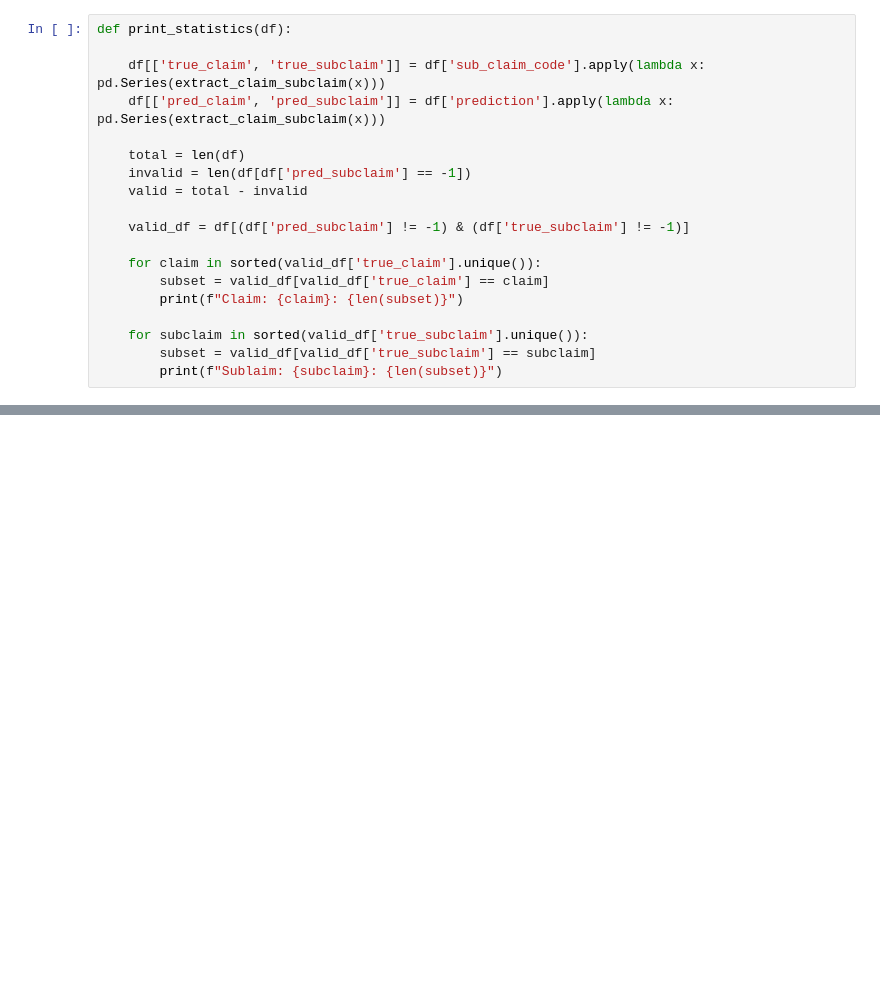
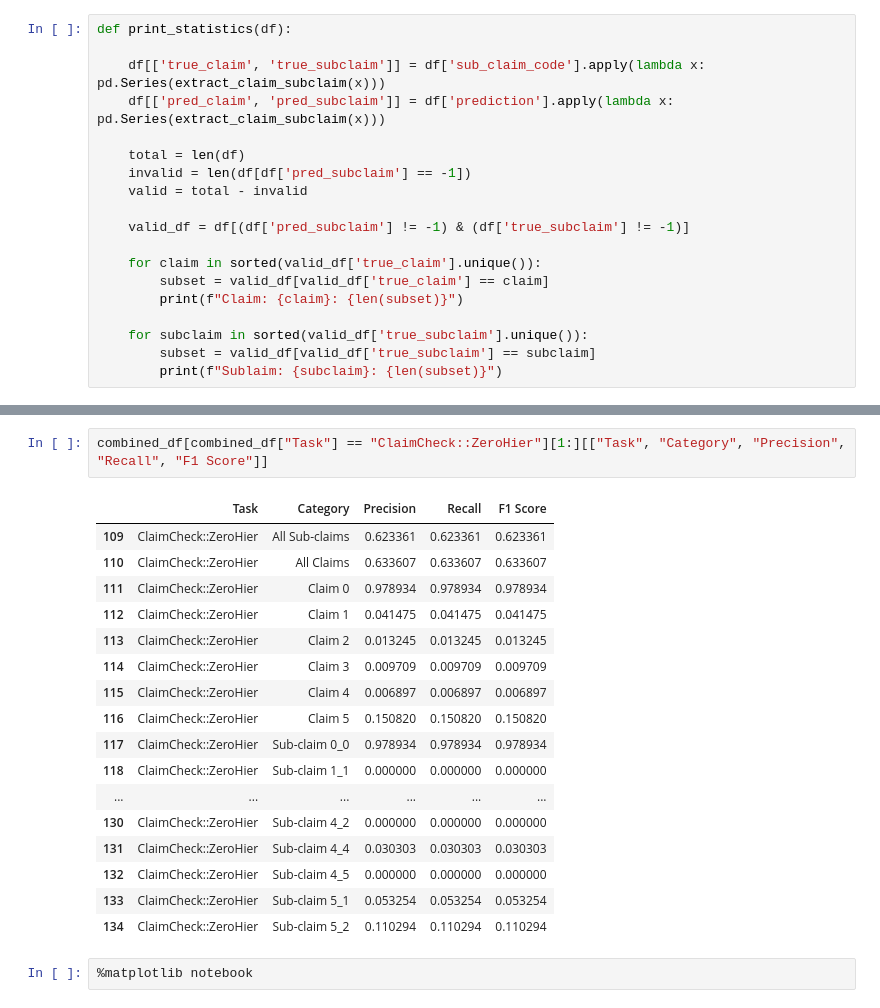
Before and after one commit to ShirinTahmasebi/ClaimCheck, a Jupyter notebook: src/evaluation.ipynb, the cells around one changed output, grey strips where cells are left out. Saved outputs shown, nothing was run; the diff lists cells and outputs as text; blank space fills up the shorter version.

```diff
--- a/src/evaluation.ipynb
+++ b/src/evaluation.ipynb
@@ -160,0 +238,22 @@ combined_df.head(len(combined_df))
+# %%
+combined_df[combined_df["Task"] == "ClaimCheck::ZeroHier"][1:][["Task", "Category", "Precision", "Recall", "F1 Score"]]
+# %% [output]
+|  | Task | Category | Precision | Recall | F1 Score |
+| 109 | ClaimCheck::ZeroHier | All Sub-claims | 0.623361 | 0.623361 | 0.623361 |
+| 110 | ClaimCheck::ZeroHier | All Claims | 0.633607 | 0.633607 | 0.633607 |
+| 111 | ClaimCheck::ZeroHier | Claim 0 | 0.978934 | 0.978934 | 0.978934 |
+| 112 | ClaimCheck::ZeroHier | Claim 1 | 0.041475 | 0.041475 | 0.041475 |
+| 113 | ClaimCheck::ZeroHier | Claim 2 | 0.013245 | 0.013245 | 0.013245 |
+| 114 | ClaimCheck::ZeroHier | Claim 3 | 0.009709 | 0.009709 | 0.009709 |
+| 115 | ClaimCheck::ZeroHier | Claim 4 | 0.006897 | 0.006897 | 0.006897 |
+| 116 | ClaimCheck::ZeroHier | Claim 5 | 0.150820 | 0.150820 | 0.150820 |
+| 117 | ClaimCheck::ZeroHier | Sub-claim 0_0 | 0.978934 | 0.978934 | 0.978934 |
+| 118 | ClaimCheck::ZeroHier | Sub-claim 1_1 | 0.000000 | 0.000000 | 0.000000 |
+| ... | ... | ... | ... | ... | ... |
+| 130 | ClaimCheck::ZeroHier | Sub-claim 4_2 | 0.000000 | 0.000000 | 0.000000 |
+| 131 | ClaimCheck::ZeroHier | Sub-claim 4_4 | 0.030303 | 0.030303 | 0.030303 |
+| 132 | ClaimCheck::ZeroHier | Sub-claim 4_5 | 0.000000 | 0.000000 | 0.000000 |
+| 133 | ClaimCheck::ZeroHier | Sub-claim 5_1 | 0.053254 | 0.053254 | 0.053254 |
+| 134 | ClaimCheck::ZeroHier | Sub-claim 5_2 | 0.110294 | 0.110294 | 0.110294 |
+# %%
+%matplotlib notebook
```
Also changed, not shown: parts of 11 cells of this notebook, 6 other files.
